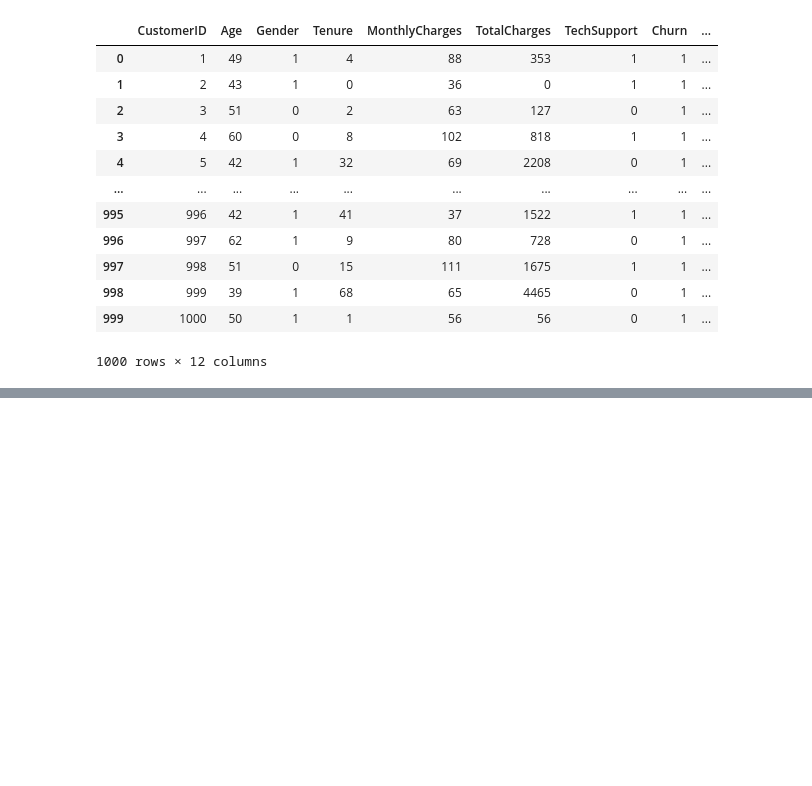
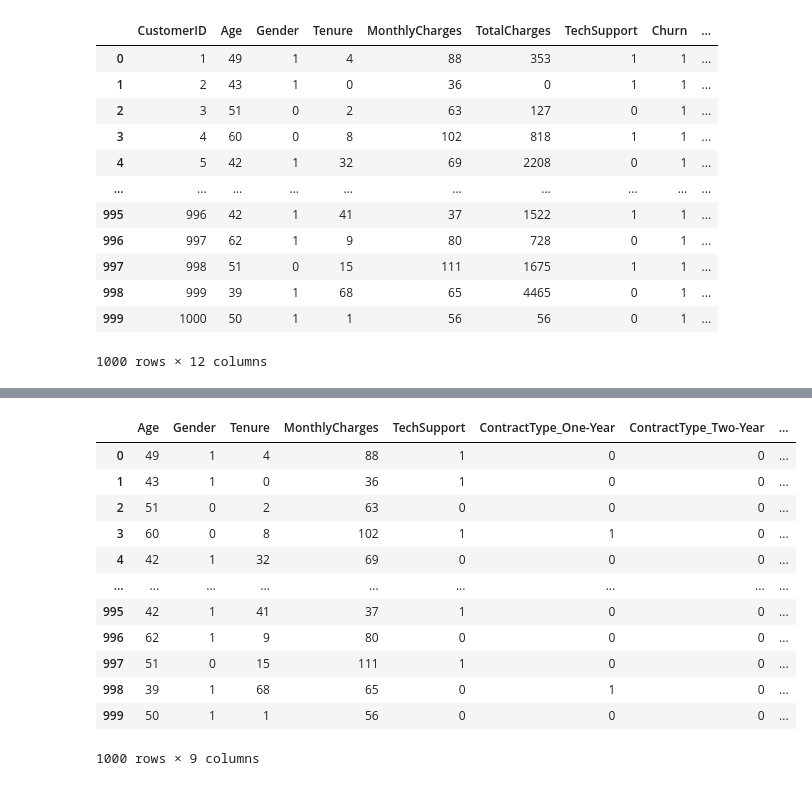
Before and after one commit to itsdakshjain/CodeCompanions, a Jupyter notebook: notebook.ipynb, the cells around one changed output, grey strips where cells are left out. Drawn from its saved outputs; the diff is of its cells as text; code cells hidden in the pictures; blank space fills up the shorter version.

```diff
--- a/notebook.ipynb
+++ b/notebook.ipynb
@@ -260,0 +268,19 @@ scaler = StandardScaler()
+# %%
+X = df.drop(['Churn', 'CustomerID','TotalCharges'], axis=1)
+y = df['Churn']
+# %%
+X
+# %% [output]
+|  | Age | Gender | Tenure | MonthlyCharges | TechSupport | ContractType_One-Year | ContractType_Two-Year | ... |
+| 0 | 49 | 1 | 4 | 88 | 1 | 0 | 0 | ... |
+| 1 | 43 | 1 | 0 | 36 | 1 | 0 | 0 | ... |
+| 2 | 51 | 0 | 2 | 63 | 0 | 0 | 0 | ... |
+| 3 | 60 | 0 | 8 | 102 | 1 | 1 | 0 | ... |
+| 4 | 42 | 1 | 32 | 69 | 0 | 0 | 0 | ... |
+| ... | ... | ... | ... | ... | ... | ... | ... | ... |
+| 995 | 42 | 1 | 41 | 37 | 1 | 0 | 0 | ... |
+| 996 | 62 | 1 | 9 | 80 | 0 | 0 | 0 | ... |
+| 997 | 51 | 0 | 15 | 111 | 1 | 0 | 0 | ... |
+| 998 | 39 | 1 | 68 | 65 | 0 | 1 | 0 | ... |
+| 999 | 50 | 1 | 1 | 56 | 0 | 0 | 0 | ... |
+1000 rows × 9 columns
```
Also changed, not shown: parts of 26 cells of this notebook.
